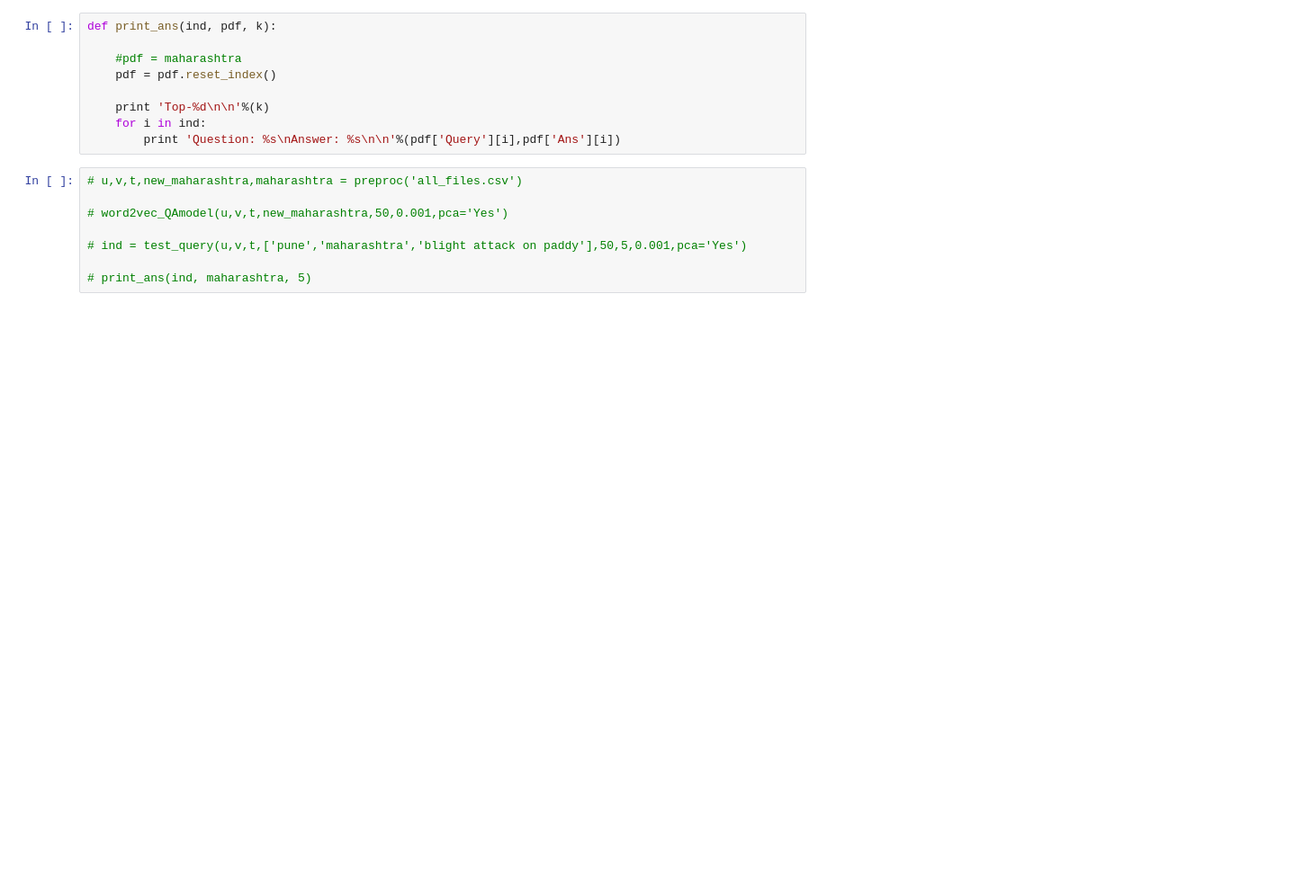
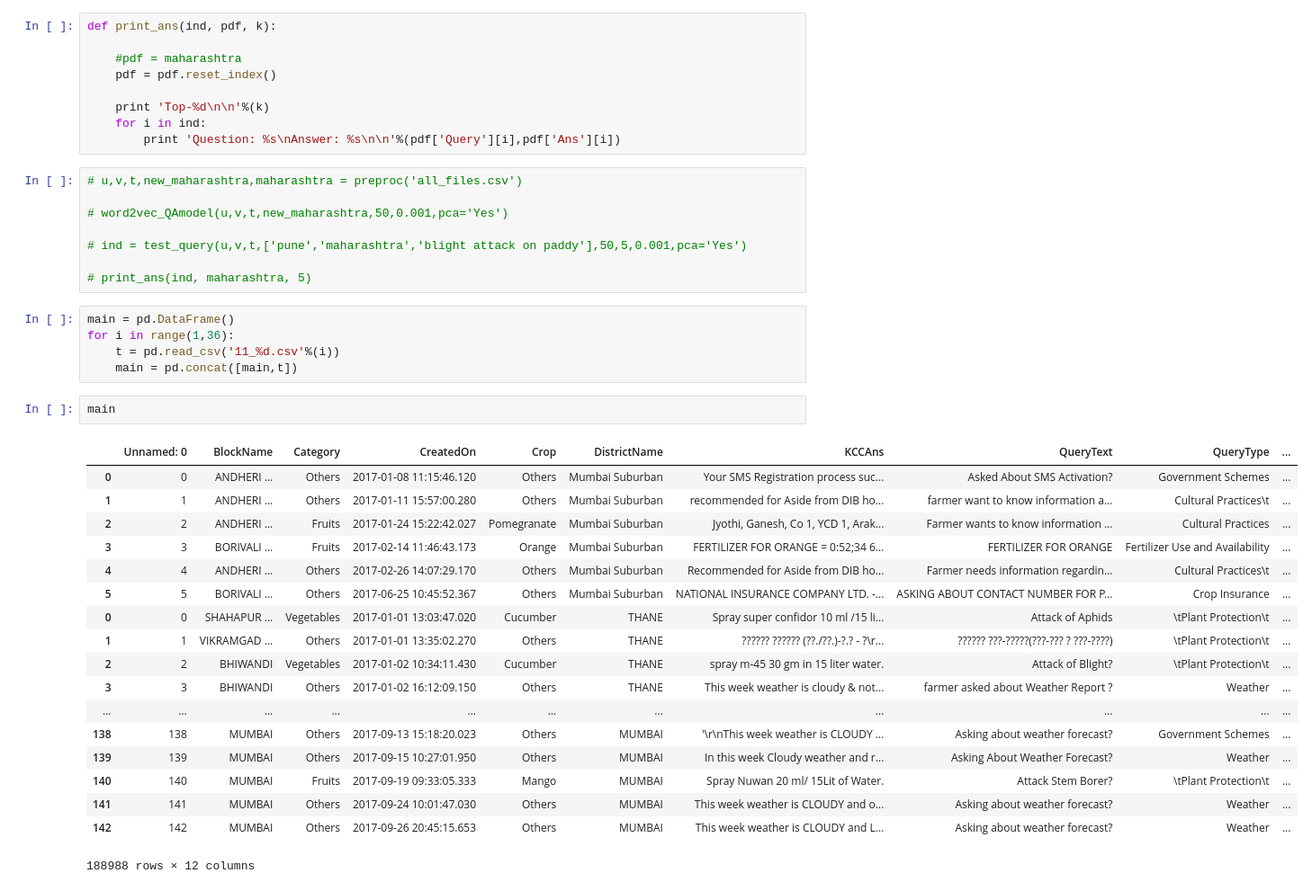
Before and after one commit to AgriChatbot/agriChatbot, a Jupyter notebook: MH-2017/word2vec_model.ipynb, the cells around one changed output. Shown at 90% size. Drawn from its saved outputs; the diff is of its cells as text; blank space fills up the shorter version.

```diff
--- a/MH-2017/word2vec_model.ipynb
+++ b/MH-2017/word2vec_model.ipynb
@@ -168,3 +168,29 @@ def print_ans(ind, pdf, k):
 # ind = test_query(u,v,t,['pune','maharashtra','blight attack on paddy'],50,5,0.001,pca='Yes')
 
 # print_ans(ind, maharashtra, 5)
+# %%
+main = pd.DataFrame()
+for i in range(1,36):
+    t = pd.read_csv('11_%d.csv'%(i))
+    main = pd.concat([main,t])
+# %%
+main
+# %% [output]
+|  | Unnamed: 0 | BlockName | Category | CreatedOn | Crop | DistrictName | KCCAns | QueryText | QueryType | ... |
+| 0 | 0 | ANDHERI ... | Others | 2017-01-08 11:15:46.120 | Others | Mumbai Suburban | Your SMS Registration process suc... | Asked About SMS Activation? | Government Schemes | ... |
+| 1 | 1 | ANDHERI ... | Others | 2017-01-11 15:57:00.280 | Others | Mumbai Suburban | recommended for Aside from DIB ho... | farmer want to know information a... | Cultural Practices\t | ... |
+| 2 | 2 | ANDHERI ... | Fruits | 2017-01-24 15:22:42.027 | Pomegranate | Mumbai Suburban | Jyothi, Ganesh, Co 1, YCD 1, Arak... | Farmer wants to know information ... | Cultural Practices | ... |
+| 3 | 3 | BORIVALI ... | Fruits | 2017-02-14 11:46:43.173 | Orange | Mumbai Suburban | FERTILIZER FOR ORANGE = 0:52;34 6... | FERTILIZER FOR ORANGE | Fertilizer Use and Availability | ... |
+| 4 | 4 | ANDHERI ... | Others | 2017-02-26 14:07:29.170 | Others | Mumbai Suburban | Recommended for Aside from DIB ho... | Farmer needs information regardin... | Cultural Practices\t | ... |
+| 5 | 5 | BORIVALI ... | Others | 2017-06-25 10:45:52.367 | Others | Mumbai Suburban | NATIONAL INSURANCE COMPANY LTD. -... | ASKING ABOUT CONTACT NUMBER FOR P... | Crop Insurance | ... |
+| 0 | 0 | SHAHAPUR ... | Vegetables | 2017-01-01 13:03:47.020 | Cucumber | THANE | Spray super confidor 10 ml /15 li... | Attack of Aphids | \tPlant Protection\t | ... |
+| 1 | 1 | VIKRAMGAD ... | Others | 2017-01-01 13:35:02.270 | Others | THANE | ?????? ?????? (??./??.)-?.? - ?\r... | ?????? ???-?????(???-??? ? ???-????) | \tPlant Protection\t | ... |
+| 2 | 2 | BHIWANDI | Vegetables | 2017-01-02 10:34:11.430 | Cucumber | THANE | spray m-45 30 gm in 15 liter water. | Attack of Blight? | \tPlant Protection\t | ... |
+| 3 | 3 | BHIWANDI | Others | 2017-01-02 16:12:09.150 | Others | THANE | This week weather is cloudy & not... | farmer asked about Weather Report ? | Weather | ... |
+| ... | ... | ... | ... | ... | ... | ... | ... | ... | ... | ... |
+| 138 | 138 | MUMBAI | Others | 2017-09-13 15:18:20.023 | Others | MUMBAI | '\r\nThis week weather is CLOUDY ... | Asking about weather forecast? | Government Schemes | ... |
+| 139 | 139 | MUMBAI | Others | 2017-09-15 10:27:01.950 | Others | MUMBAI | In this week Cloudy weather and r... | Asking About Weather Forecast? | Weather | ... |
+| 140 | 140 | MUMBAI | Fruits | 2017-09-19 09:33:05.333 | Mango | MUMBAI | Spray Nuwan 20 ml/ 15Lit of Water. | Attack Stem Borer? | \tPlant Protection\t | ... |
+| 141 | 141 | MUMBAI | Others | 2017-09-24 10:01:47.030 | Others | MUMBAI | This week weather is CLOUDY and o... | Asking about weather forecast? | Weather | ... |
+| 142 | 142 | MUMBAI | Others | 2017-09-26 20:45:15.653 | Others | MUMBAI | This week weather is CLOUDY and L... | Asking about weather forecast? | Weather | ... |
+188988 rows × 12 columns
```
Also changed, not shown: parts of 1 cell of this notebook, 12 other files.
